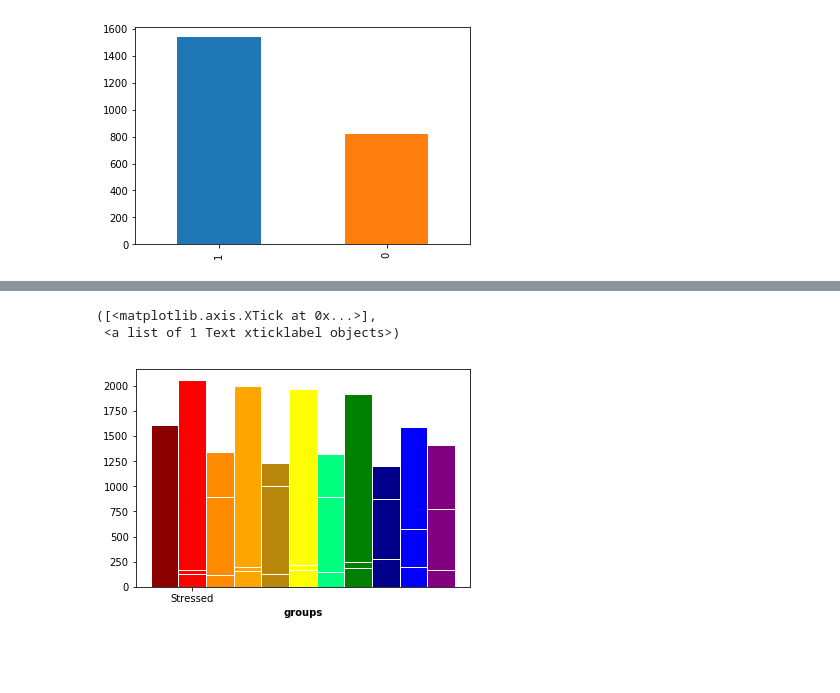
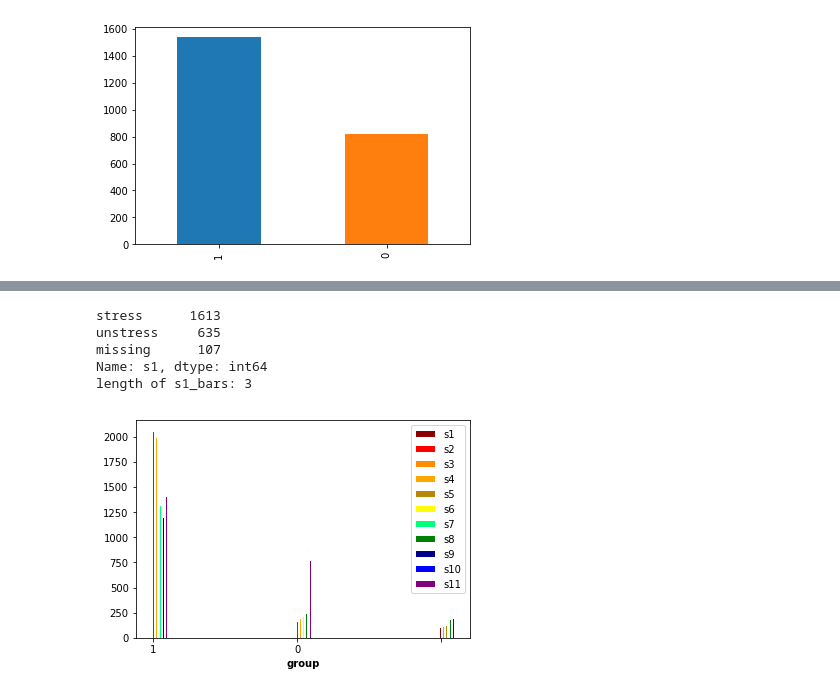
Before and after one commit to amadorschulze92/iambic_songs, a Jupyter notebook: my_graphs.ipynb, the cells around one changed output, grey strips where cells are left out. Drawn from its saved outputs; the diff is of its cells as text; code cells hidden in the pictures; blank space fills up the shorter version.

Commit message:
Got side-by-side bar plot working stressed syllables

```diff
--- a/my_graphs.ipynb
+++ b/my_graphs.ipynb
@@ -57,7 +57,13 @@ final_df['sonnet'].value_counts().plot(ax=ax, kind='bar')
 <matplotlib.axes._subplots.AxesSubplot at 0x...>
 [figure]
 # %%
+list_of_crosstabs_for_each_predictor = list()
+
 for x in ["syllables","s1","s2","s3","s4","s5","s6","s7","s8","s9","s10","s11","s12","polarity","subjectivity"]:
-    meow = pd.crosstab(final_df["sonnet"], final_df[x], margins=True, margins_name="Total")
-    print(meow)
+    crosstab_df = pd.crosstab(final_df["sonnet"], final_df[x], margins=True, margins_name="Total")
+    list_of_crosstabs_for_each_predictor.append(crosstab_df)
+
+# print(list_of_crosstabs_for_each_predictor)
+print(list_of_crosstabs_for_each_predictor[1])
+print(list_of_crosstabs_for_each_predictor[2])
 # %% [output]
@@ -83,10 +156,12 @@ Total                          2  118   2355
 # %%
 # set width of bar
-barWidth = 0.05
+barWidth = 0.01
 
 # set heights of the bars
 s1_bars = final_df['s1'].value_counts()
-s1_bars = s1_bars.tolist()[0:1]
+print(s1_bars)
+print(f'length of s1_bars: {len(s1_bars)}')
+# s1_bars = s1_bars.tolist()[0:2]
 # print(f's1:\n{s1_bars}')
 
 s2_bars = final_df['s2'].value_counts()
@@ -134,37 +209,40 @@ r1 = np.arange(len(s1_bars))
 r2 = [x + barWidth for x in r1]
 r3 = [x + barWidth for x in r2]
 r4 = [x + barWidth for x in r3]
 r5 = [x + barWidth for x in r4]
 r6 = [x + barWidth for x in r5]
 r7 = [x + barWidth for x in r6]
 r8 = [x + barWidth for x in r7]
 r9 = [x + barWidth for x in r8]
 r10 = [x + barWidth for x in r9]
 r11 = [x + barWidth for x in r10]
 # r12 = [x + barWidth for x in r11]
 
 # # # Make the plot
 plt.bar(r1, s1_bars, color='DarkRed', width=barWidth, edgecolor='white', label='s1')
 plt.bar(r2, s2_bars, color='Red', width=barWidth, edgecolor='white', label='s2')
 plt.bar(r3, s3_bars, color='DarkOrange', width=barWidth, edgecolor='white', label='s3')
 plt.bar(r4, s4_bars, color='Orange', width=barWidth, edgecolor='white', label='s4')
 plt.bar(r5, s5_bars, color='DarkGoldenRod', width=barWidth, edgecolor='white', label='s5')
 plt.bar(r6, s6_bars, color='Yellow', width=barWidth, edgecolor='white', label='s6')
 plt.bar(r7, s7_bars, color='SpringGreen', width=barWidth, edgecolor='white', label='s7')
 plt.bar(r8, s8_bars, color='Green', width=barWidth, edgecolor='white', label='s8')
 plt.bar(r9, s9_bars, color='DarkBlue', width=barWidth, edgecolor='white', label='s9')
 plt.bar(r10, s10_bars, color='Blue', width=barWidth, edgecolor='white', label='s10')
 plt.bar(r11, s11_bars, color='Purple', width=barWidth, edgecolor='white', label='s11')
 # plt.bar(r12, s12_bars, color='Red', width=barWidth, edgecolor='white', label='s12')
 
 # # Add xticks on the middle of the group bars
-plt.xlabel('groups', fontweight='bold')
-plt.xticks([r + barWidth for r in range(len(s1_bars))], ['Stressed', 'Unstressed', 'Missing'])
+plt.xlabel('group', fontweight='bold')
+plt.xticks([r + barWidth for r in range(len(s1_bars))], ['1', '0'])
 
 # # Create legend & Show graphic
-# plt.legend()
-# plt.show()
+plt.legend()
+plt.show()
 # %% [output]
-([<matplotlib.axis.XTick at 0x...>],
- <a list of 1 Text xticklabel objects>)
+stress      1613
+unstress     635
+missing      107
+Name: s1, dtype: int64
+length of s1_bars: 3
-[figure, old version]
+[figure, new version]
```
Also changed, not shown: parts of 4 cells of this notebook.
